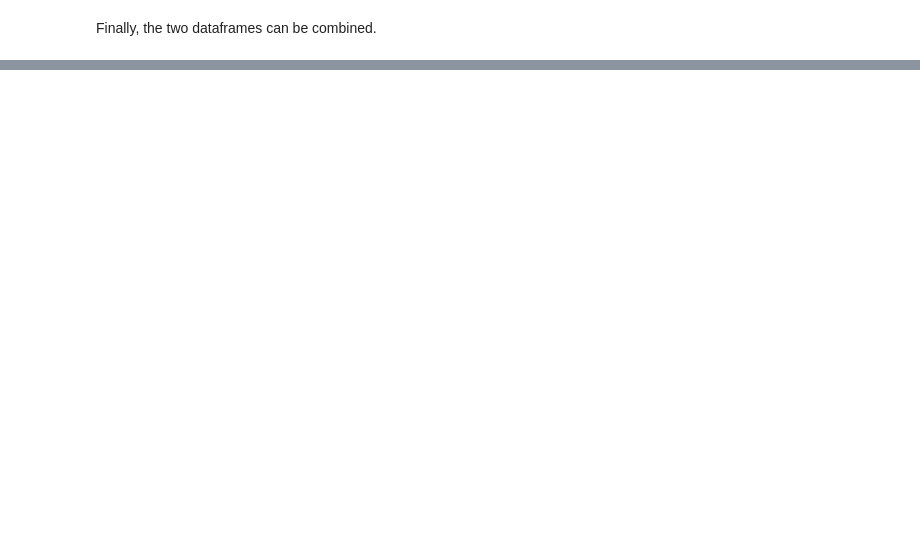
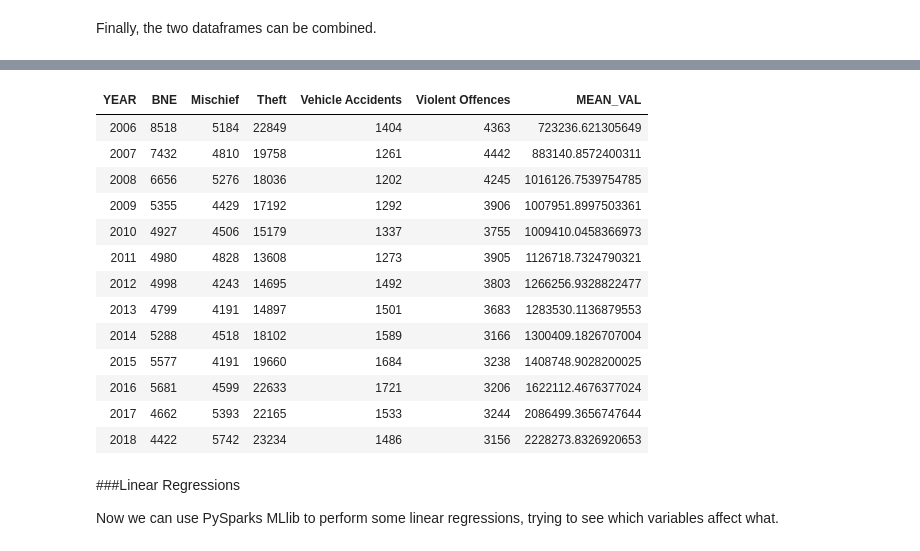
Before and after one commit to lukejohnhansen/Van-Crime, a Jupyter notebook: vancouver_crimes.ipynb, the cells around one changed output, grey strips where cells are left out. Cells and saved outputs as stored; diff of their text form; code cells hidden in the pictures; blank space fills up the shorter version.

Commit message:
Made final speculations, added machine learning linear regressions

```diff
--- a/vancouver_crimes.ipynb
+++ b/vancouver_crimes.ipynb
@@ -314,0 +268,3 @@ Now all of the other columns besides year and overall value can be removed, and
+# %%
+# trim all columns except year and overall
+prop_df = property_df.select(["TAX_ASSESSMENT_YEAR", "OVERALL_VALUE"])
@@ -314,0 +273,10 @@ Now all of the other columns besides year and overall value can be removed, and
+# %%
+from pyspark.sql.functions import mean
+
+prop_df = (prop_df
+    .groupBy("TAX_ASSESSMENT_YEAR")
+    .agg(mean("OVERALL_VALUE").alias("MEAN"))
+    .filter(prop_df["TAX_ASSESSMENT_YEAR"] >= 2006)
+    .filter(prop_df["TAX_ASSESSMENT_YEAR"] <= 2019)
+    .orderBy("TAX_ASSESSMENT_YEAR", ascending=True))
+display(prop_df)
@@ -330,0 +300,25 @@ Finally, the two dataframes can be combined.
+# %%
+crimes = crimes.filter(crimes["YEAR"] >= 2006).filter(crimes["YEAR"] <= 2018)
+prop_df = prop_df.selectExpr("TAX_ASSESSMENT_YEAR as YEAR", "MEAN as MEAN_VAL")
+data = crimes.join(prop_df, on=["YEAR"]) #.sort("row_index").drop("row_index")
+
+display(data.orderBy("YEAR", ascending=True))
+# %% [output]
+| YEAR | BNE | Mischief | Theft | Vehicle Accidents | Violent Offences | MEAN_VAL |
+| 2006 | 8518 | 5184 | 22849 | 1404 | 4363 | 723236.621305649 |
+| 2007 | 7432 | 4810 | 19758 | 1261 | 4442 | 883140.8572400311 |
+| 2008 | 6656 | 5276 | 18036 | 1202 | 4245 | 1016126.7539754785 |
+| 2009 | 5355 | 4429 | 17192 | 1292 | 3906 | 1007951.8997503361 |
+| 2010 | 4927 | 4506 | 15179 | 1337 | 3755 | 1009410.0458366973 |
+| 2011 | 4980 | 4828 | 13608 | 1273 | 3905 | 1126718.7324790321 |
+| 2012 | 4998 | 4243 | 14695 | 1492 | 3803 | 1266256.9328822477 |
+| 2013 | 4799 | 4191 | 14897 | 1501 | 3683 | 1283530.1136879553 |
+| 2014 | 5288 | 4518 | 18102 | 1589 | 3166 | 1300409.1826707004 |
+| 2015 | 5577 | 4191 | 19660 | 1684 | 3238 | 1408748.9028200025 |
+| 2016 | 5681 | 4599 | 22633 | 1721 | 3206 | 1622112.4676377024 |
+| 2017 | 4662 | 5393 | 22165 | 1533 | 3244 | 2086499.3656747644 |
+| 2018 | 4422 | 5742 | 23234 | 1486 | 3156 | 2228273.8326920653 |
+# %% [markdown]
+###Linear Regressions
+
+Now we can use PySparks MLlib to perform some linear regressions, trying to see which variables affect what.
```
Also changed, not shown: parts of 29 cells of this notebook, 1 other file.
